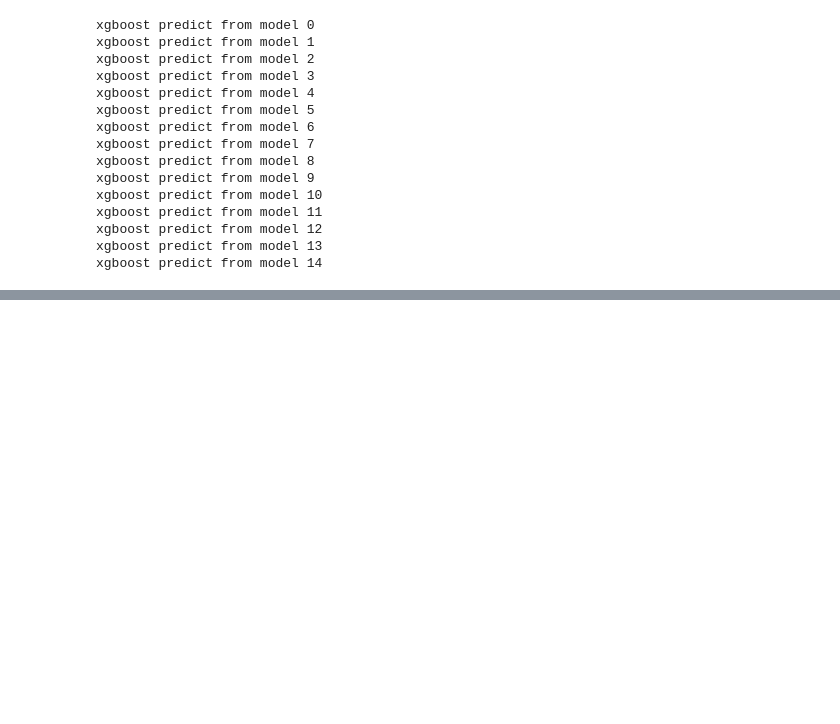
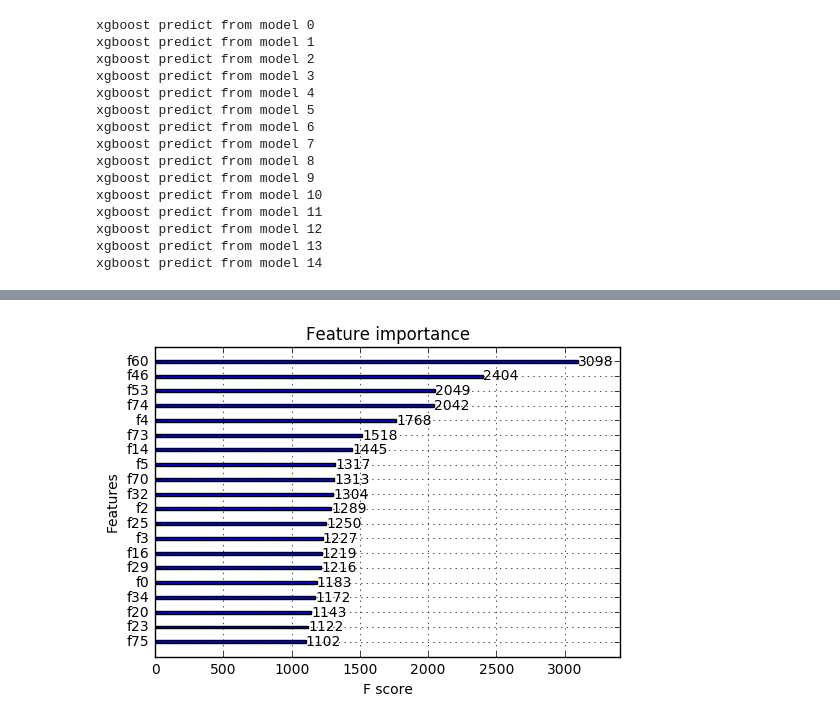
Before and after one commit to yyq263/Instacart_Competition, a Jupyter notebook: Instacart.ipynb, the cells around one changed output, grey strips where cells are left out. Saved outputs shown, nothing was run; the diff lists cells and outputs as text; code cells hidden in the pictures; blank space fills up the shorter version.

```diff
--- a/Instacart.ipynb
+++ b/Instacart.ipynb
@@ -676,0 +687,7 @@ tst.to_csv('submission_82_features_THRESHOLD_0.21_15_fold_CV_0809.csv', index=Fa
+# %%
+xgbst = xgb.Booster()
+xgbst.load_model('./CV_0807_0.model')
+plot_importance(xgbst, max_num_features=20)
+plt.show()
+# %% [output]
+[figure, added]
```
Also changed, not shown: parts of 2 cells of this notebook.
